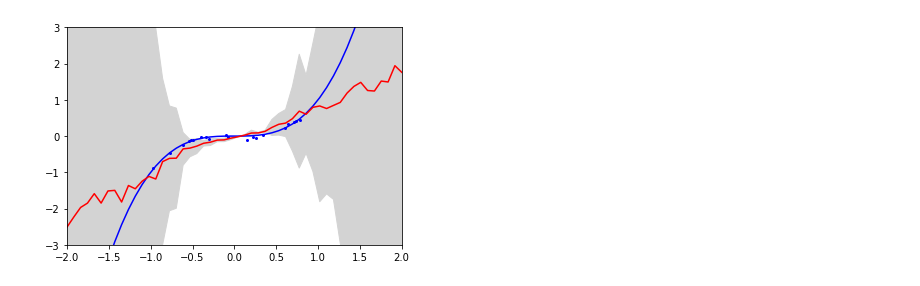
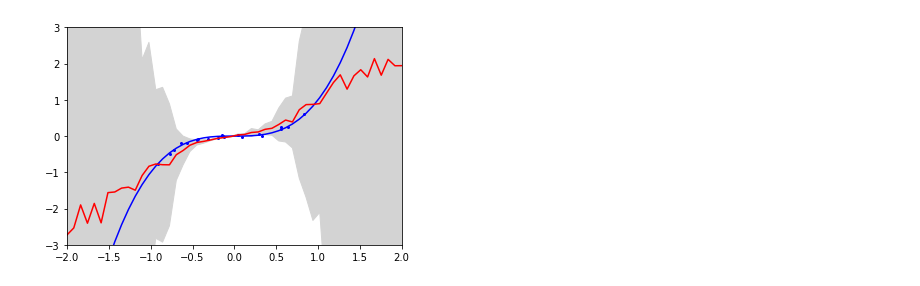
Before and after one commit to Feuermagier/VariationalBayesianDL, a Jupyter notebook: ToyRegression.ipynb, the cells around one changed output. Cells and saved outputs as stored; diff of their text form; code cells hidden in the pictures.

Commit message:
more models for the toy dataset

```diff
--- a/ToyRegression.ipynb
+++ b/ToyRegression.ipynb
@@ -24,7 +26,7 @@ def plot(eval):
     means, deviations = np.zeros(len(t)), np.zeros(len(t))
     with torch.no_grad():
         for i, input in enumerate(t):
-            mean, variance = eval(torch.tensor([input], dtype=torch.float))
+            mean, variance = eval(torch.tensor([[input]], dtype=torch.float))
             means[i], deviations[i] = mean.numpy(), variance.numpy()
     higher_bound = means + 3 * deviations
     lower_bound = means - 3 * deviations
@@ -59,5 +61,5 @@ Final loss 0.0029399972409009933
 # %%
-# SWAG trained with Adam and L2 regularization
+# SWAG trained with Adam and L2 regularization (lr is currently not adjusted for SWAG)
 
 from training import swag
 import importlib
@@ -65,8 +67,8 @@ importlib.reload(swag)
 
 model = nn.Sequential(nn.Linear(1, 100), nn.ReLU(), nn.Linear(100, 1))
 optimizer = torch.optim.Adam(model.parameters(), lr=1e-3, weight_decay=0.001) # Without weight_decay the covariance matrix is not positive definit???
-wrapper = swag.SWAGWrapper(model, 1, 10)
-for epoch in range(40):
+wrapper = swag.SWAGWrapper(model, 5, 10)
+for epoch in range(100):
     for data, target in trainloader:
         optimizer.zero_grad()
         output = model(data)
@@ -76,7 +78,6 @@ for epoch in range(40):
     wrapper.update(epoch)
     if epoch % 10 == 0:
         print(f"Epoch {epoch}: loss {loss}")
-
 print(f"Final loss {loss}")
 
 def eval_swag(input):
@@ -92 +99 @@ Final loss 0.001502353698015213
-[figure, old version]
+[figure, new version]
```
Also changed, not shown: parts of 5 cells of this notebook, 5 other files.
